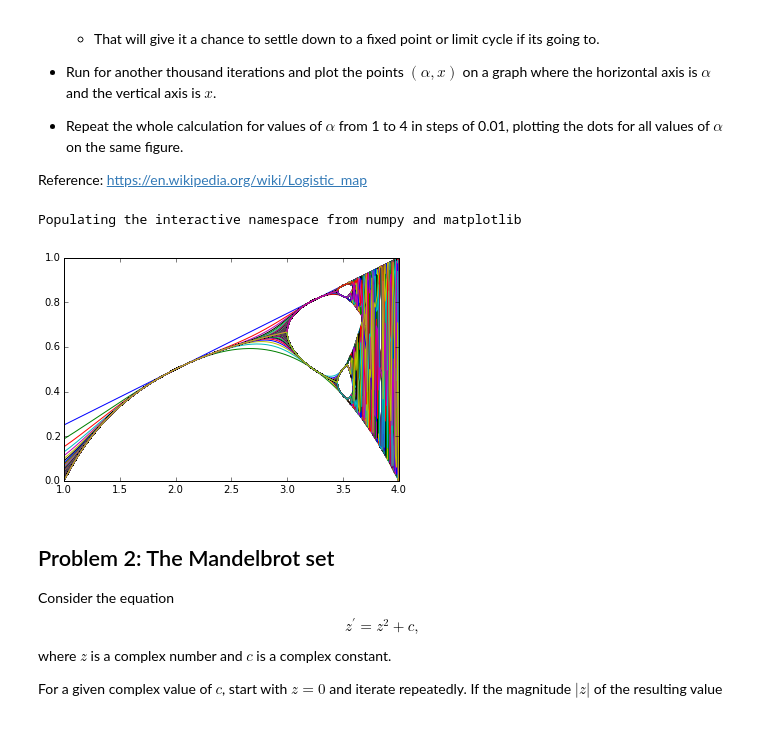
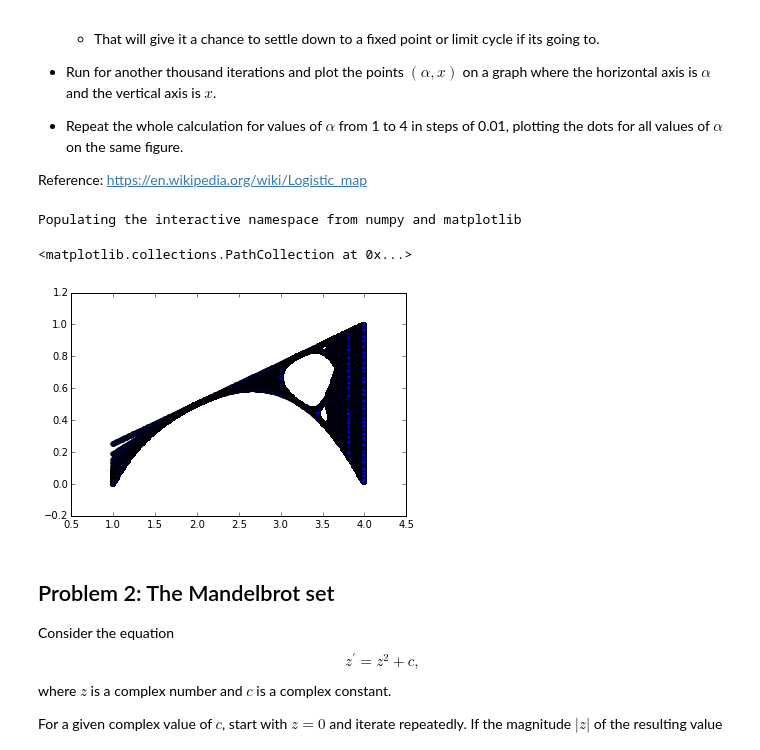
Before and after one commit to pcchen/NTHU10320PHYS290000, a Jupyter notebook: student/100022107/Homework3.ipynb, the cells around one changed output. Cells and saved outputs as stored; diff of their text form; code cells hidden in the pictures.

```diff
--- a/student/100022107/Homework3.ipynb
+++ b/student/100022107/Homework3.ipynb
@@ -20,23 +20,34 @@ Write a program to calculates and displays the behavior of the logistic map.
 
 Reference: https://en.wikipedia.org/wiki/Logistic_map
 # %%
-# Problem 1
 %pylab inline
-?figure
 
-def logic_map(alpha):
+
+def logic(alpha):
     n=1
     x=0.5
     while n<=1000:
         x=alpha*x*(1-x)
         n=n+1
-        plot(alpha,x)
+    return x
 
-alpha=linspace(1,4,300)
-logic_map(alpha)
+
+xn=[]
+an=[]
+for alpha in arange(1,4,0.01):
+    n=1
+    x=0.5
+    while n<=1000:
+        x=alpha*x*(1-x)
+        xn.append(x)
+        an.append(alpha)
+        n=n+1
+
+scatter(an,xn)
 # %% [output]
 Populating the interactive namespace from numpy and matplotlib
+<matplotlib.collections.PathCollection at 0x...>
-[figure, old version]
+[figure, new version]
 # %% [markdown]
 ## Problem 2: The Mandelbrot set
 
```
Also changed, not shown: parts of 5 cells of this notebook.
